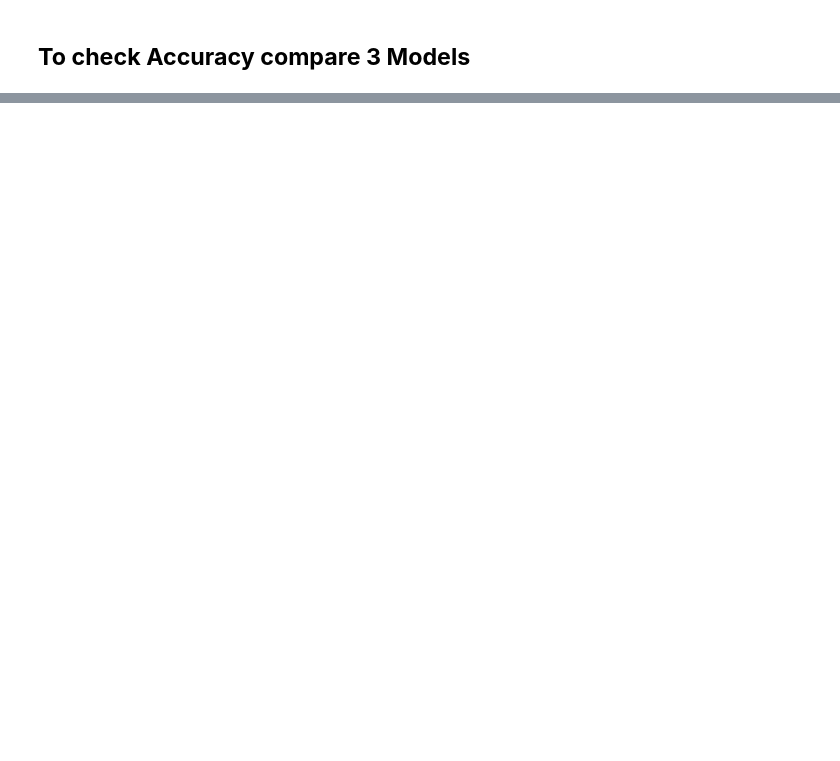
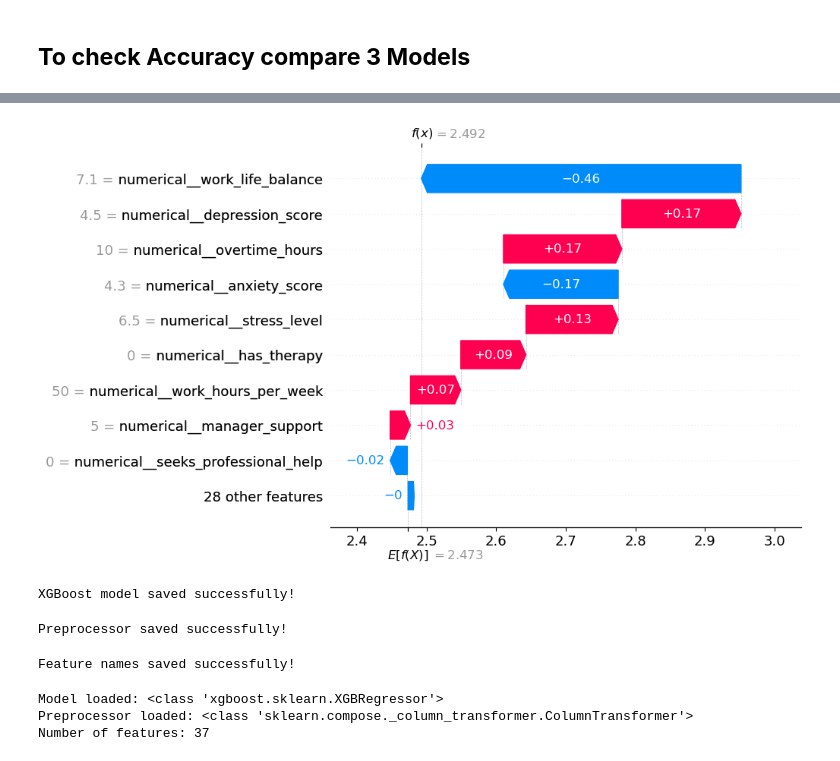
Before and after one commit to krishamangukiya/Burnout-detection-ai, a Jupyter notebook: ml/data_inspection.ipynb, the cells around one changed output, grey strips where cells are left out. Drawn from its saved outputs; the diff is of its cells as text; code cells hidden in the pictures; blank space fills up the shorter version.

```diff
--- a/ml/data_inspection.ipynb
+++ b/ml/data_inspection.ipynb
@@ -855,0 +1036,4 @@ y_pred_xgb = xgb_model.predict(X_test_processed)
+# %%
+sample_index = 0
+
+sample = X_test_processed[sample_index]
@@ -855,0 +1048,45 @@ y_pred_xgb = xgb_model.predict(X_test_processed)
+# %%
+shap.waterfall_plot(
+    shap.Explanation(
+        values=sample_shap,
+        base_values=explainer.expected_value,
+        data=sample,
+        feature_names=feature_names
+    )
+)
+# %% [output]
+[figure, added]
+# %%
+import joblib
+
+joblib.dump(xgb_model, "xgb_burnout_model.pkl")
+
+print("XGBoost model saved successfully!")
+# %% [output]
+XGBoost model saved successfully!
+# %%
+joblib.dump(preprocessor, "preprocessor.pkl")
+
+print("Preprocessor saved successfully!")
+# %% [output]
+Preprocessor saved successfully!
+# %%
+joblib.dump(feature_names, "feature_names.pkl")
+
+print("Feature names saved successfully!")
+# %% [output]
+Feature names saved successfully!
+# %%
+import joblib
+
+model = joblib.load("../ml/xgb_burnout_model.pkl")
+preprocessor_loaded = joblib.load("../ml/preprocessor.pkl")
+features_loaded = joblib.load("../ml/feature_names.pkl")
+
+print("Model loaded:", type(model))
+print("Preprocessor loaded:", type(preprocessor_loaded))
+print("Number of features:", len(features_loaded))
+# %% [output]
+Model loaded: <class 'xgboost.sklearn.XGBRegressor'>
+Preprocessor loaded: <class 'sklearn.compose._column_transformer.ColumnTransformer'>
+Number of features: 37
```
Also changed, not shown: parts of 12 cells of this notebook, 5 other files.
